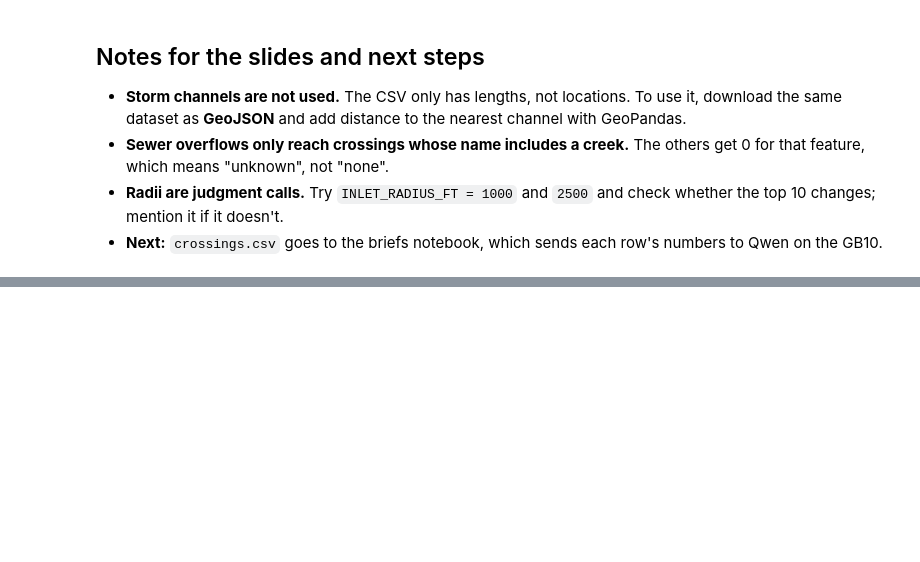
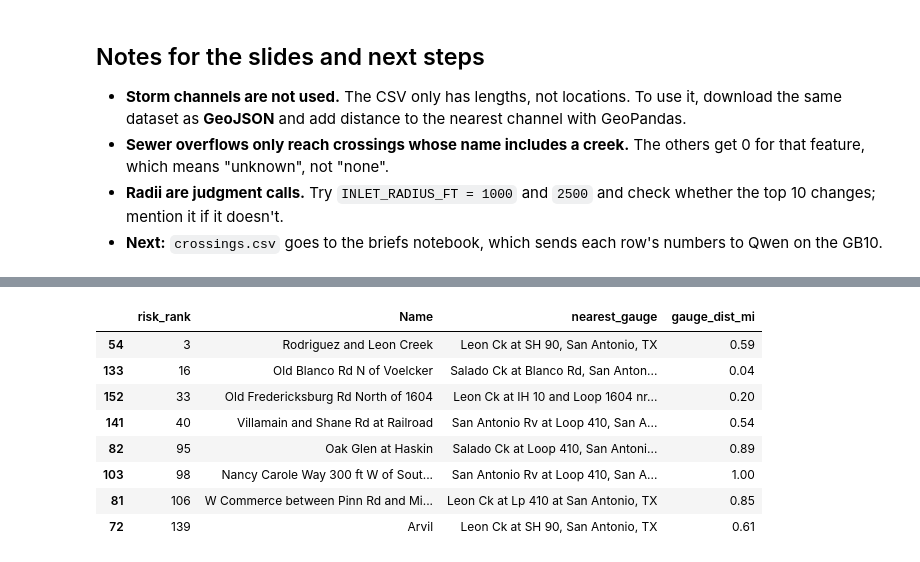
Before and after one commit to josuealn/Puro-Data, a Jupyter notebook: 01_clean.ipynb, the cells around one changed output, grey strips where cells are left out. Drawn from its saved outputs; the diff is of its cells as text; code cells hidden in the pictures; blank space fills up the shorter version.

```diff
--- a/01_clean.ipynb
+++ b/01_clean.ipynb
@@ -300,0 +402,12 @@ m.save(OUT / "risk_map.html"); m
+# %%
+lwc.loc[lwc["gauge_dist_mi"] <= 1, ["risk_rank", "Name", "nearest_gauge", "gauge_dist_mi"]].sort_values("risk_rank")
+# %% [output]
+|  | risk_rank | Name | nearest_gauge | gauge_dist_mi |
+| 54 | 3 | Rodriguez and Leon Creek | Leon Ck at SH 90, San Antonio, TX | 0.59 |
+| 133 | 16 | Old Blanco Rd N of Voelcker | Salado Ck at Blanco Rd, San Anton... | 0.04 |
+| 152 | 33 | Old Fredericksburg Rd North of 1604 | Leon Ck at IH 10 and Loop 1604 nr... | 0.20 |
+| 141 | 40 | Villamain and Shane Rd at Railroad | San Antonio Rv at Loop 410, San A... | 0.54 |
+| 82 | 95 | Oak Glen at Haskin | Salado Ck at Loop 410, San Antoni... | 0.89 |
+| 103 | 98 | Nancy Carole Way 300 ft W of Sout... | San Antonio Rv at Loop 410, San A... | 1.00 |
+| 81 | 106 | W Commerce between Pinn Rd and Mi... | Leon Ck at Lp 410 at San Antonio, TX | 0.85 |
+| 72 | 139 | Arvil | Leon Ck at SH 90, San Antonio, TX | 0.61 |
```
Also changed, not shown: parts of 4 cells of this notebook, 2 other files.
